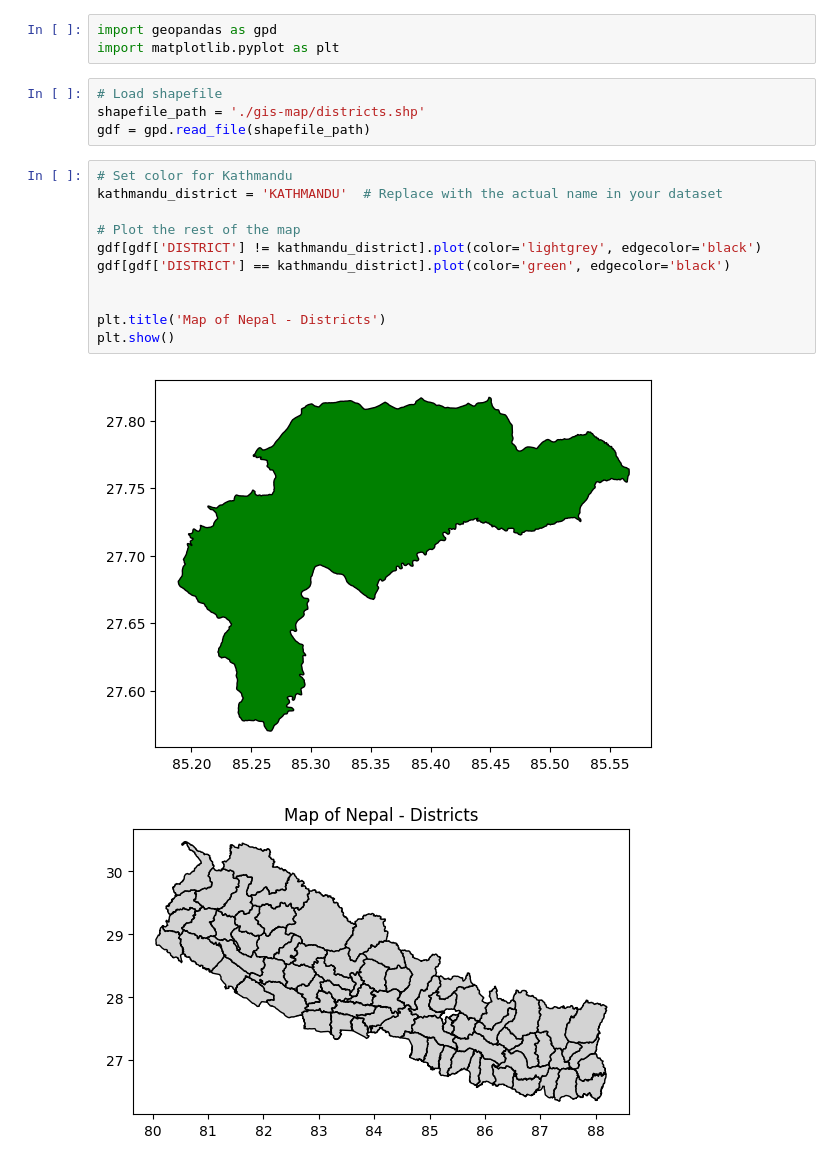
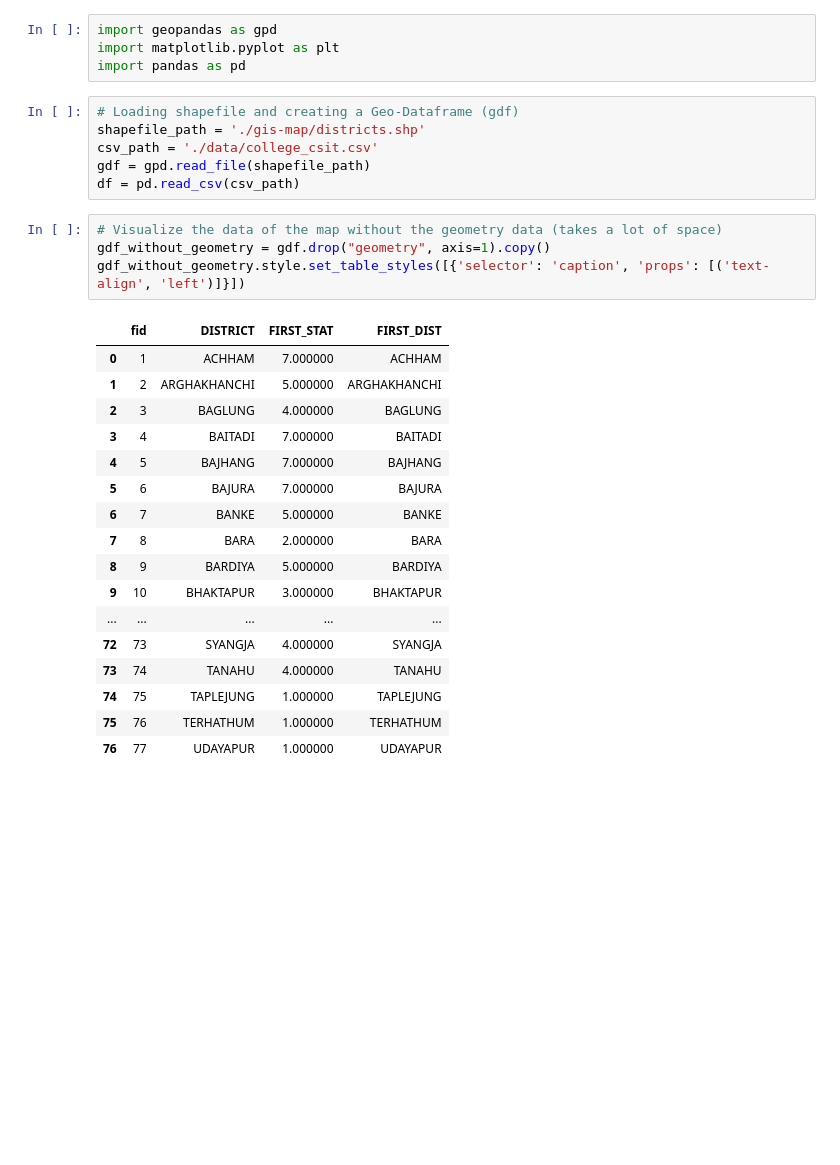
Before and after one commit to aveeyan/CSITAnalyticsNepal, a Jupyter notebook: visualize.ipynb, the cells around one changed output. Saved outputs shown, nothing was run; the diff lists cells and outputs as text; blank space fills up the shorter version.

```diff
--- a/visualize.ipynb
+++ b/visualize.ipynb
@@ -1,21 +1,32 @@
 # %%
 import geopandas as gpd
 import matplotlib.pyplot as plt
+import pandas as pd
 # %%
-# Load shapefile
+# Loading shapefile and creating a Geo-Dataframe (gdf)
 shapefile_path = './gis-map/districts.shp'
+csv_path = './data/college_csit.csv'
 gdf = gpd.read_file(shapefile_path)
+df = pd.read_csv(csv_path)
-# %%
-# Set color for Kathmandu
-kathmandu_district = 'KATHMANDU'  # Replace with the actual name in your dataset
-
-# Plot the rest of the map
-gdf[gdf['DISTRICT'] != kathmandu_district].plot(color='lightgrey', edgecolor='black')
-gdf[gdf['DISTRICT'] == kathmandu_district].plot(color='green', edgecolor='black')
-
-
-plt.title('Map of Nepal - Districts')
-plt.show()
-# %% [output]
-[figure, removed]
-[figure, removed]
+# %%
+# Visualize the data of the map without the geometry data (takes a lot of space)
+gdf_without_geometry = gdf.drop("geometry", axis=1).copy()
+gdf_without_geometry.style.set_table_styles([{'selector': 'caption', 'props': [('text-align', 'left')]}])
+# %% [output]
+|  | fid | DISTRICT | FIRST_STAT | FIRST_DIST |
+| 0 | 1 | ACHHAM | 7.000000 | ACHHAM |
+| 1 | 2 | ARGHAKHANCHI | 5.000000 | ARGHAKHANCHI |
+| 2 | 3 | BAGLUNG | 4.000000 | BAGLUNG |
+| 3 | 4 | BAITADI | 7.000000 | BAITADI |
+| 4 | 5 | BAJHANG | 7.000000 | BAJHANG |
+| 5 | 6 | BAJURA | 7.000000 | BAJURA |
+| 6 | 7 | BANKE | 5.000000 | BANKE |
+| 7 | 8 | BARA | 2.000000 | BARA |
+| 8 | 9 | BARDIYA | 5.000000 | BARDIYA |
+| 9 | 10 | BHAKTAPUR | 3.000000 | BHAKTAPUR |
+| ... | ... | ... | ... | ... |
+| 72 | 73 | SYANGJA | 4.000000 | SYANGJA |
+| 73 | 74 | TANAHU | 4.000000 | TANAHU |
+| 74 | 75 | TAPLEJUNG | 1.000000 | TAPLEJUNG |
+| 75 | 76 | TERHATHUM | 1.000000 | TERHATHUM |
+| 76 | 77 | UDAYAPUR | 1.000000 | UDAYAPUR |
```
Also changed, not shown: parts of 1 cell of this notebook.
